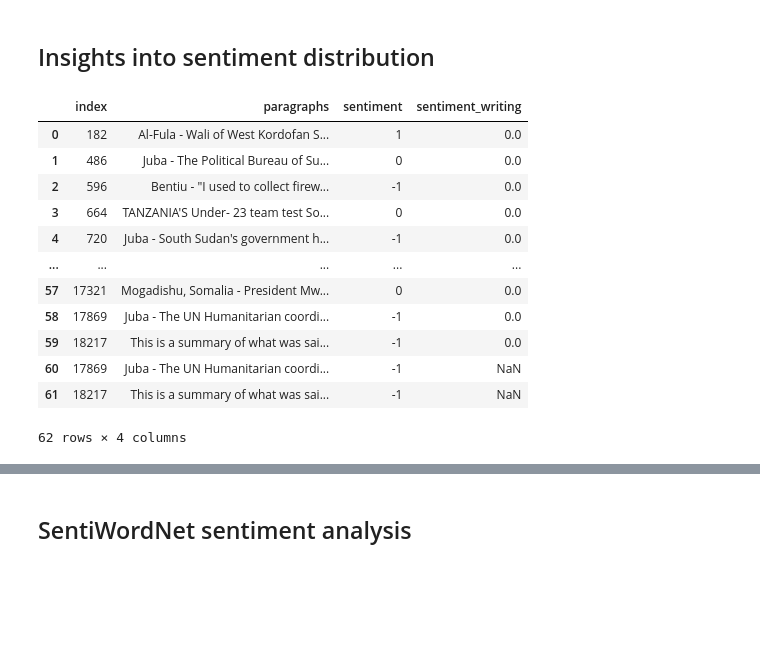
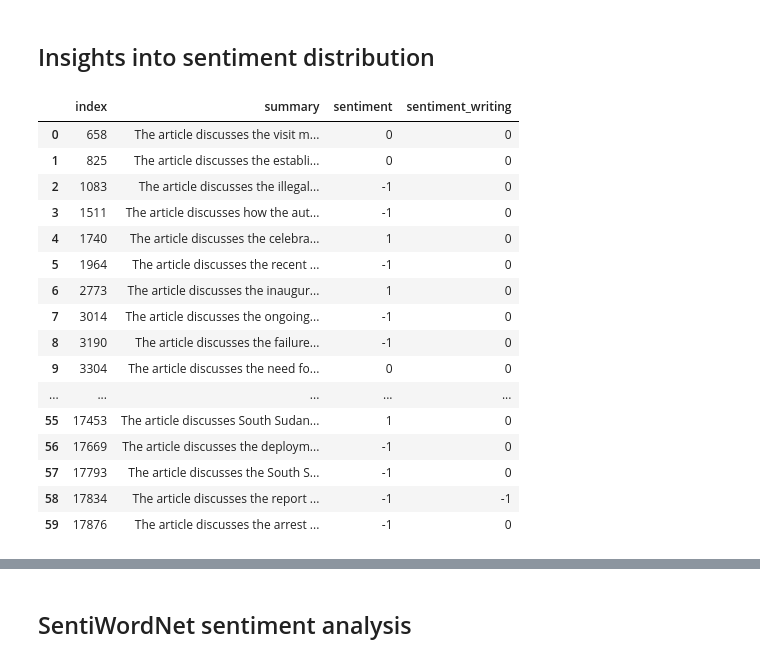
Before and after one commit to isavgt/JBG060-DC3-Group-12, a Jupyter notebook: sentiment_analysis.ipynb, the cells around one changed output, grey strips where cells are left out. Saved outputs shown, nothing was run; the diff lists cells and outputs as text; code cells hidden in the pictures; blank space fills up the shorter version.

```diff
--- a/sentiment_analysis.ipynb
+++ b/sentiment_analysis.ipynb
@@ -41,18 +41,23 @@ df_summary = pd.read_csv("data//test_set_summaries.csv", encoding='latin-1')
 df_paragraphs = pd.read_csv("data//test_set_paragraphs.csv", encoding='latin-1')
 # %%
 df_paragraphs
+df_summary
 # %% [output]
-|  | index | paragraphs | sentiment | sentiment_writing |
-| 0 | 182 | Al-Fula - Wali of West Kordofan S... | 1 | 0.0 |
-| 1 | 486 | Juba - The Political Bureau of Su... | 0 | 0.0 |
-| 2 | 596 | Bentiu - "I used to collect firew... | -1 | 0.0 |
-| 3 | 664 | TANZANIA'S Under- 23 team test So... | 0 | 0.0 |
-| 4 | 720 | Juba - South Sudan's government h... | -1 | 0.0 |
+|  | index | summary | sentiment | sentiment_writing |
+| 0 | 658 | The article discusses the visit m... | 0 | 0 |
+| 1 | 825 | The article discusses the establi... | 0 | 0 |
+| 2 | 1083 | The article discusses the illegal... | -1 | 0 |
+| 3 | 1511 | The article discusses how the aut... | -1 | 0 |
+| 4 | 1740 | The article discusses the celebra... | 1 | 0 |
+| 5 | 1964 | The article discusses the recent ... | -1 | 0 |
+| 6 | 2773 | The article discusses the inaugur... | 1 | 0 |
+| 7 | 3014 | The article discusses the ongoing... | -1 | 0 |
+| 8 | 3190 | The article discusses the failure... | -1 | 0 |
+| 9 | 3304 | The article discusses the need fo... | 0 | 0 |
 | ... | ... | ... | ... | ... |
-| 57 | 17321 | Mogadishu, Somalia - President Mw... | 0 | 0.0 |
-| 58 | 17869 | Juba - The UN Humanitarian coordi... | -1 | 0.0 |
-| 59 | 18217 | This is a summary of what was sai... | -1 | 0.0 |
-| 60 | 17869 | Juba - The UN Humanitarian coordi... | -1 | NaN |
-| 61 | 18217 | This is a summary of what was sai... | -1 | NaN |
+| 55 | 17453 | The article discusses South Sudan... | 1 | 0 |
+| 56 | 17669 | The article discusses the deploym... | -1 | 0 |
+| 57 | 17793 | The article discusses the South S... | -1 | 0 |
+| 58 | 17834 | The article discusses the report ... | -1 | -1 |
+| 59 | 17876 | The article discusses the arrest ... | -1 | 0 |
-62 rows × 4 columns
 # %%
```
Also changed, not shown: parts of 6 cells of this notebook, 13 other files.
